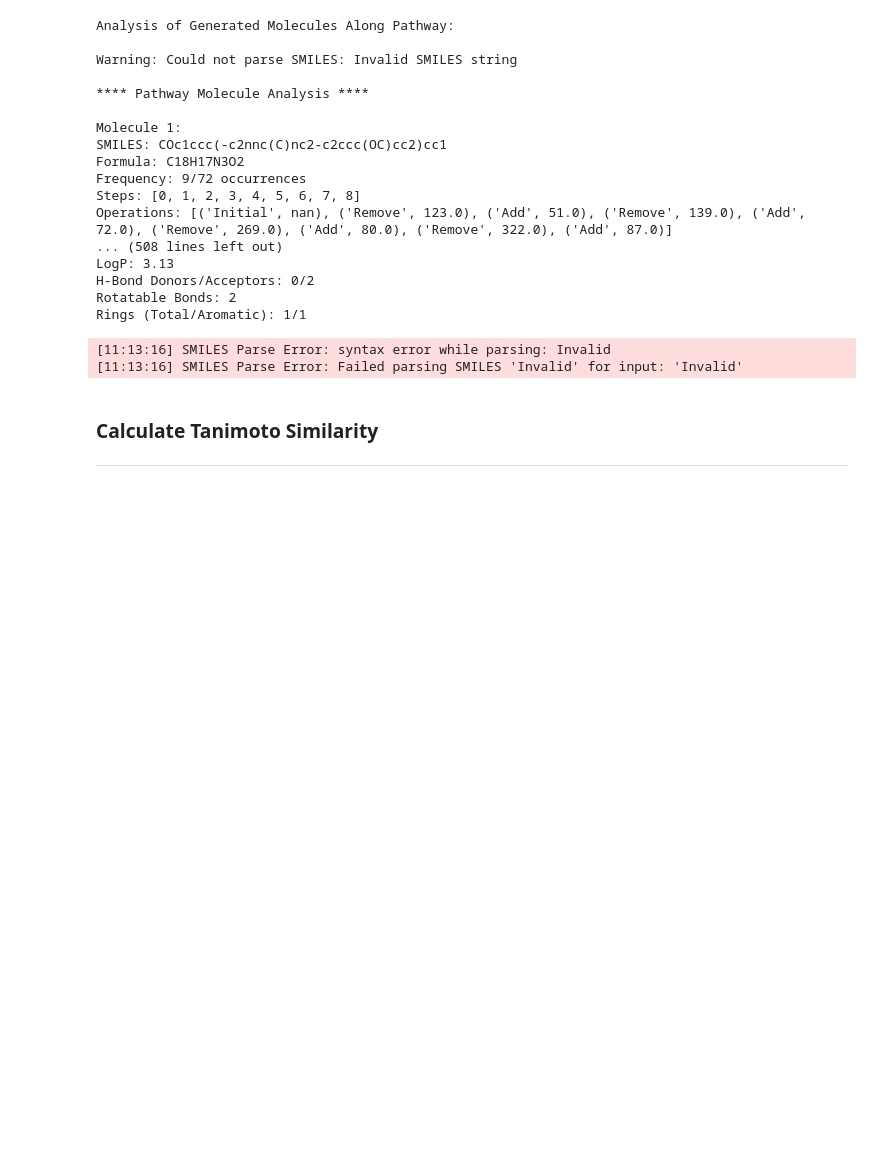
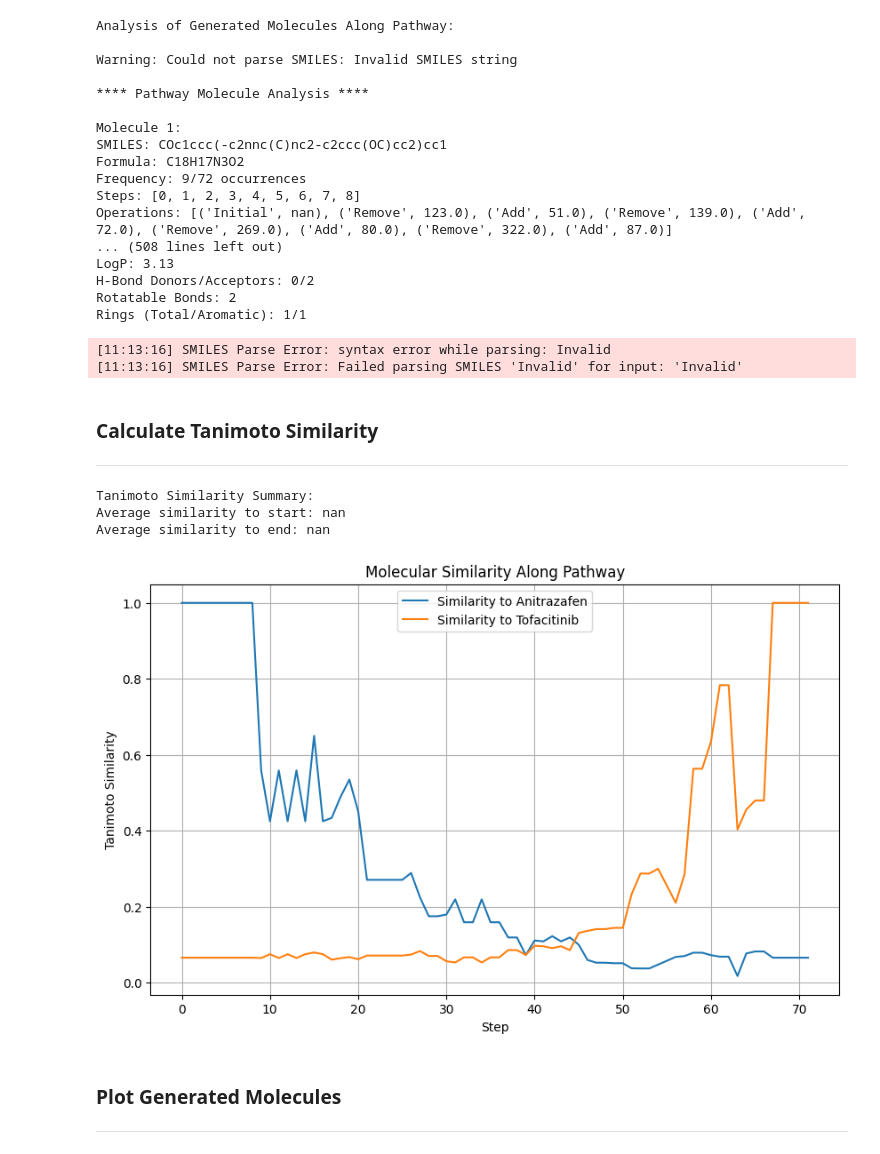
Before and after one commit to NilsDunlop/Flip2Mol, a Jupyter notebook: src/10_mol_pathway.ipynb, the cells around one changed output. Drawn from its saved outputs; the diff is of its cells as text; code cells hidden in the pictures; blank space fills up the shorter version.

Commit message:
Add pathway molecule plot

```diff
--- a/src/10_mol_pathway.ipynb
+++ b/src/10_mol_pathway.ipynb
@@ -659,0 +768,12 @@ Rings (Total/Aromatic): 1/1
+# %%
+# Add Tanimoto scores and plot
+anitrazafen_facitinib_pathway = add_tanimoto_scores(anitrazafen_facitinib_pathway)
+plot_pathway_similarities(anitrazafen_facitinib_pathway)
+# %% [output]
+Tanimoto Similarity Summary:
+Average similarity to start: nan
+Average similarity to end: nan
+[figure, added]
+# %% [markdown]
+### Plot Generated Molecules
+---
```
Also changed, not shown: parts of 5 cells of this notebook, 1 other file.
